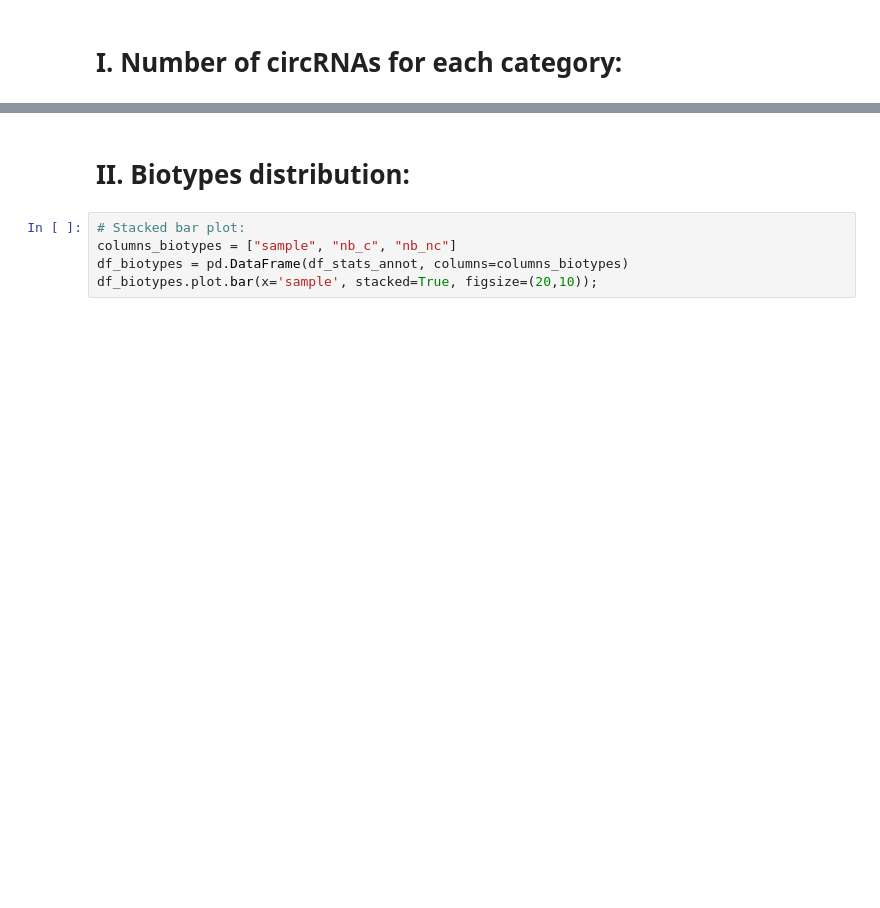
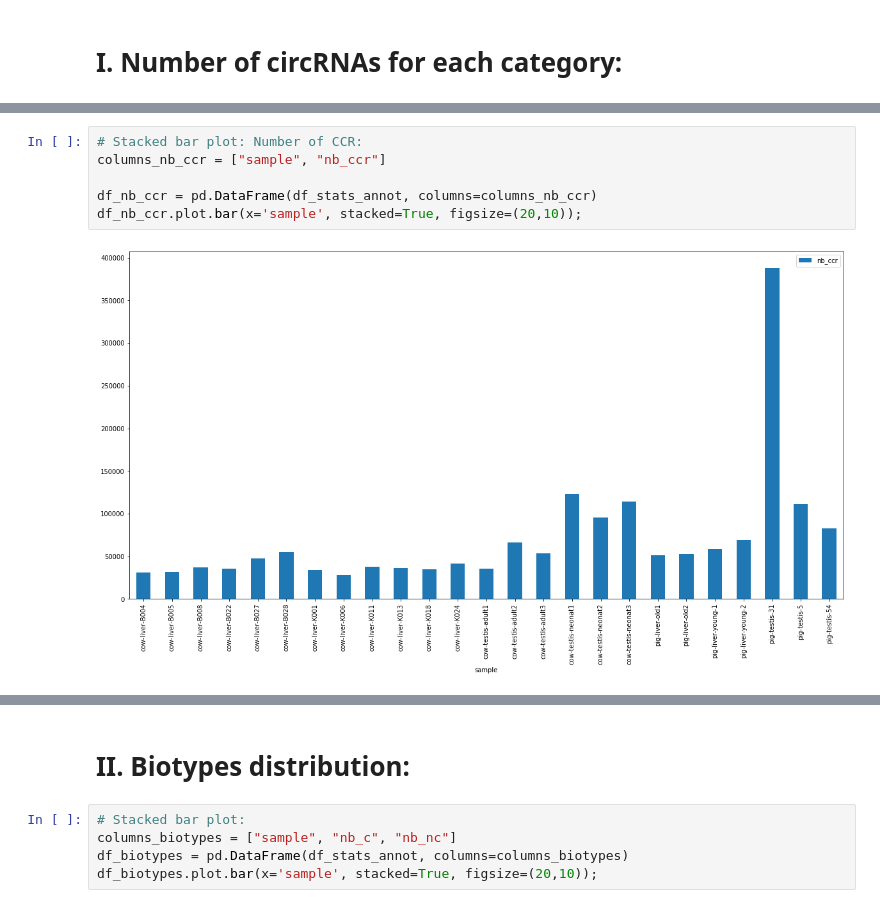
Before and after one commit to GenEpi-GenPhySE/circDetector, a Jupyter notebook: scripts/stats_annotation.ipynb, the cells around one changed output, grey strips where cells are left out. Saved outputs shown, nothing was run; the diff lists cells and outputs as text; blank space fills up the shorter version.

```diff
--- a/scripts/stats_annotation.ipynb
+++ b/scripts/stats_annotation.ipynb
@@ -60,3 +67,11 @@ display(df_stats_annot)
+# %%
+# Stacked bar plot: Number of CCR:
+columns_nb_ccr = ["sample", "nb_ccr"]
+
+df_nb_ccr = pd.DataFrame(df_stats_annot, columns=columns_nb_ccr)
+df_nb_ccr.plot.bar(x='sample', stacked=True, figsize=(20,10));
+# %% [output]
+[figure, added]
 # %%
 # Stacked bar plot:
 columns_df1 = ["sample", "true_exonic", "true_intronic", "single_annotated_junction",
```
Also changed, not shown: parts of 7 cells of this notebook.
